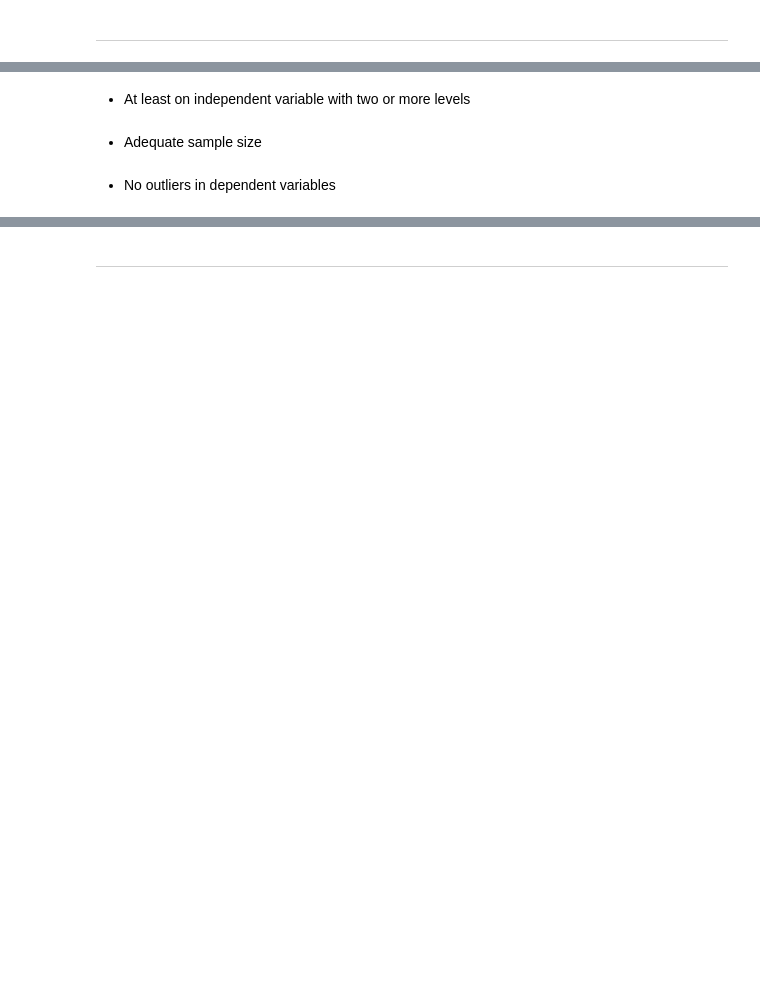
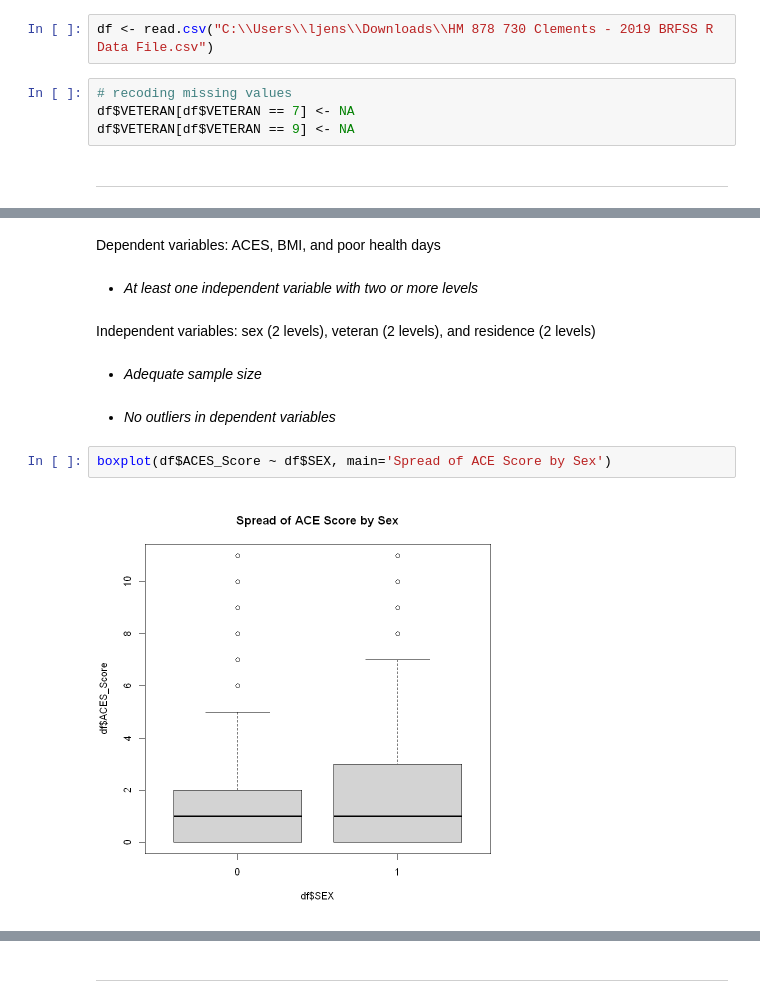
Before and after one commit to tyg3rr/HM878-Biostats, a Jupyter notebook: Problem Set 2 MANOVA .ipynb, the cells around one changed output, grey strips where cells are left out. Saved outputs shown, nothing was run; the diff lists cells and outputs as text; blank space fills up the shorter version.

```diff
--- a/Problem Set 2 MANOVA .ipynb
+++ b/Problem Set 2 MANOVA .ipynb
@@ -15,3 +16,9 @@ answer these questions
+# %%
+df <- read.csv("C:\\Users\\ljens\\Downloads\\HM 878 730 Clements - 2019 BRFSS R Data File.csv")
+# %%
+# recoding missing values
+df$VETERAN[df$VETERAN == 7] <- NA
+df$VETERAN[df$VETERAN == 9] <- NA
 # %% [markdown]
 ---
 # %% [markdown]
@@ -21,6 +28,14 @@ answer these questions
+# %% [markdown]
+Dependent variables: ACES, BMI, and poor health days
 # %% [markdown]
-- At least on independent variable with two or more levels
+- *At least one independent variable with two or more levels*
+# %% [markdown]
+Independent variables: sex (2 levels), veteran (2 levels), and residence (2 levels)
 # %% [markdown]
-- Adequate sample size
+- *Adequate sample size*
 # %% [markdown]
-- No outliers in dependent variables
+- *No outliers in dependent variables*
+# %%
+boxplot(df$ACES_Score ~ df$SEX, main='Spread of ACE Score by Sex')
+# %% [output]
+[figure, added]
```
Also changed, not shown: parts of 58 cells of this notebook.
